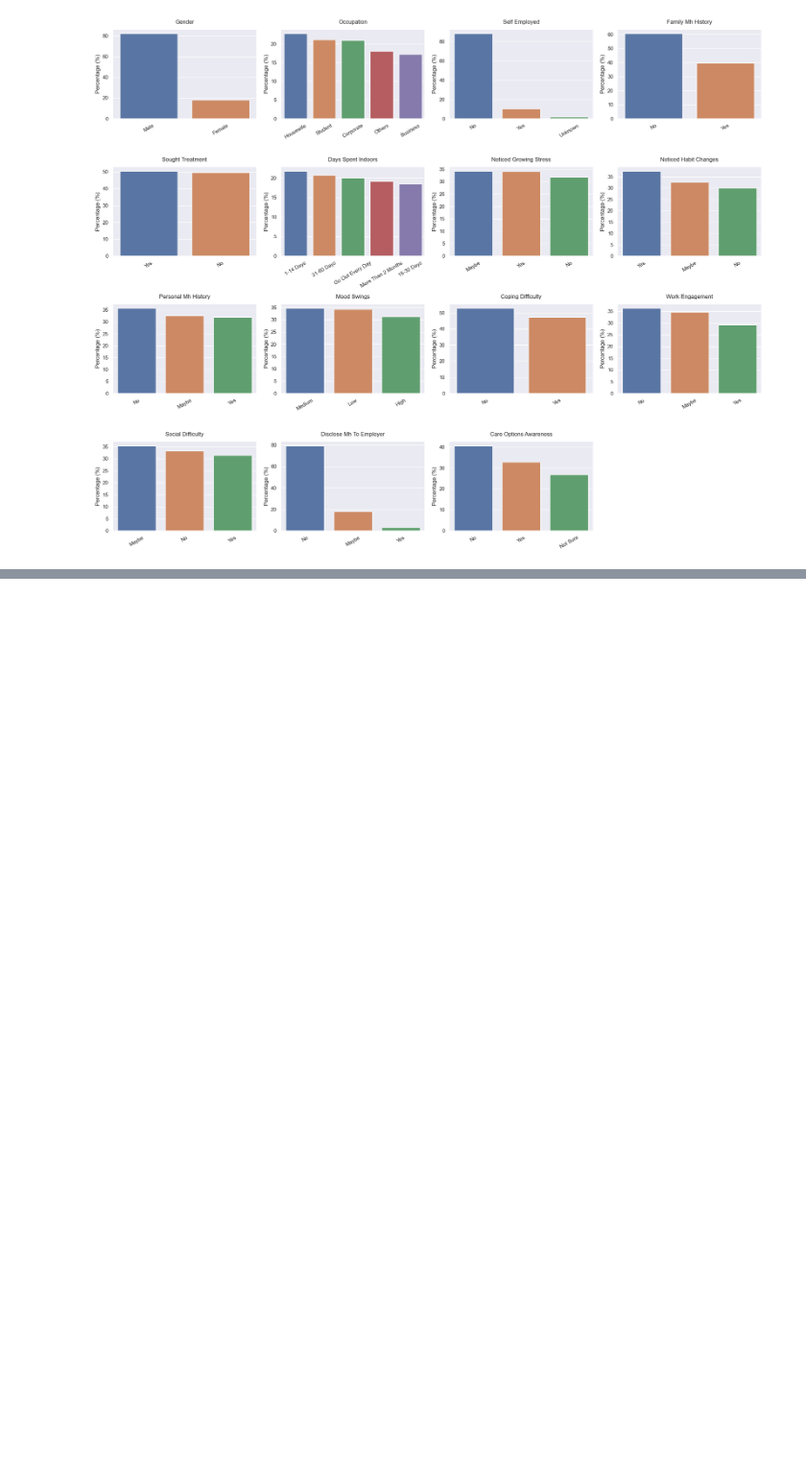
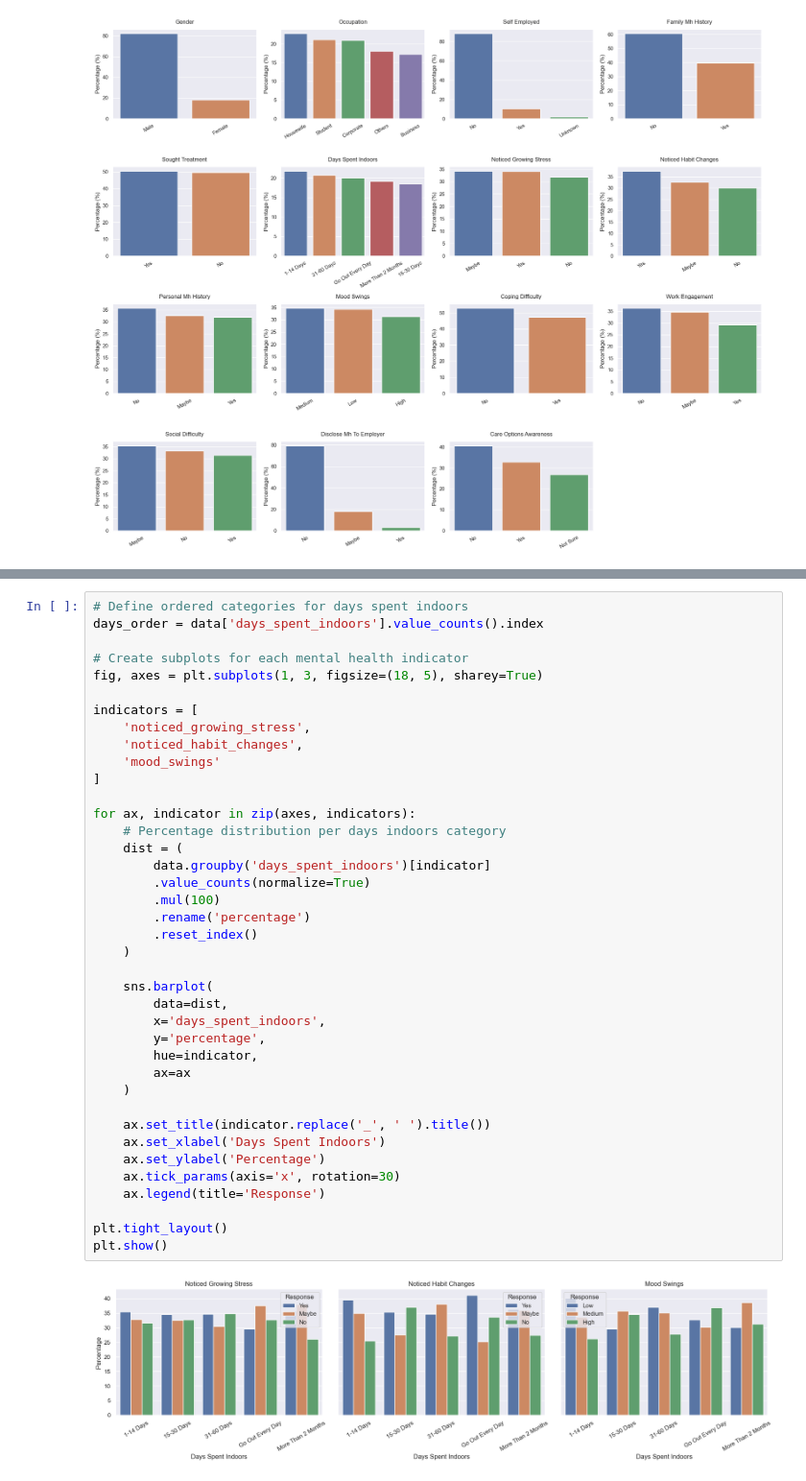
Before and after one commit to OmarAymanZaid/MentalHealth_RiskAssessment, a Jupyter notebook: notebooks/3_DataAnalysis.ipynb, the cells around one changed output, grey strips where cells are left out. Shown at 96% size. Cells and saved outputs as stored; diff of their text form; blank space fills up the shorter version.

```diff
--- a/notebooks/3_DataAnalysis.ipynb
+++ b/notebooks/3_DataAnalysis.ipynb
@@ -137,0 +209,41 @@ Do gender, country, or occupation influence the likelihood of noticing growing s
+# %%
+# Define ordered categories for days spent indoors
+days_order = data['days_spent_indoors'].value_counts().index
+
+# Create subplots for each mental health indicator
+fig, axes = plt.subplots(1, 3, figsize=(18, 5), sharey=True)
+
+indicators = [
+    'noticed_growing_stress',
+    'noticed_habit_changes',
+    'mood_swings'
+]
+
+for ax, indicator in zip(axes, indicators):
+    # Percentage distribution per days indoors category
+    dist = (
+        data.groupby('days_spent_indoors')[indicator]
+        .value_counts(normalize=True)
+        .mul(100)
+        .rename('percentage')
+        .reset_index()
+    )
+
+    sns.barplot(
+        data=dist,
+        x='days_spent_indoors',
+        y='percentage',
+        hue=indicator,
+        ax=ax
+    )
+
+    ax.set_title(indicator.replace('_', ' ').title())
+    ax.set_xlabel('Days Spent Indoors')
+    ax.set_ylabel('Percentage')
+    ax.tick_params(axis='x', rotation=30)
+    ax.legend(title='Response')
+
+plt.tight_layout()
+plt.show()
+# %% [output]
+[figure, added]
```
Also changed, not shown: parts of 29 cells of this notebook.
